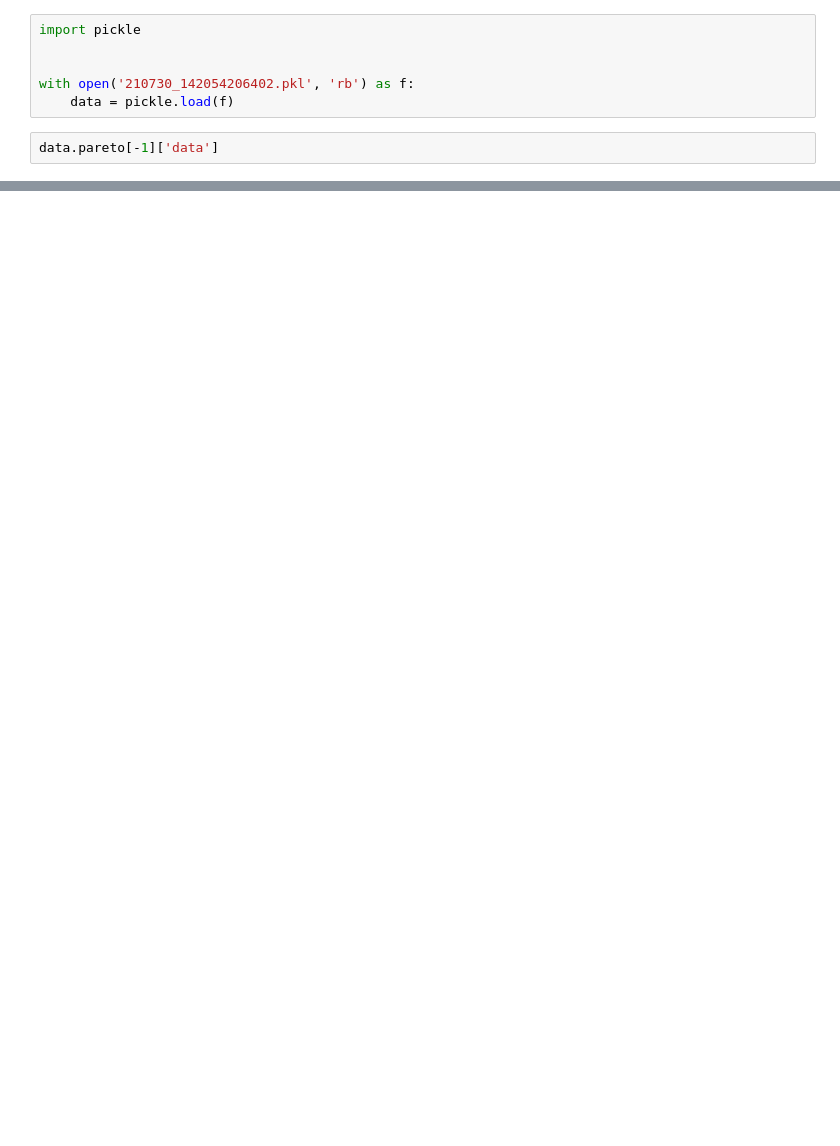
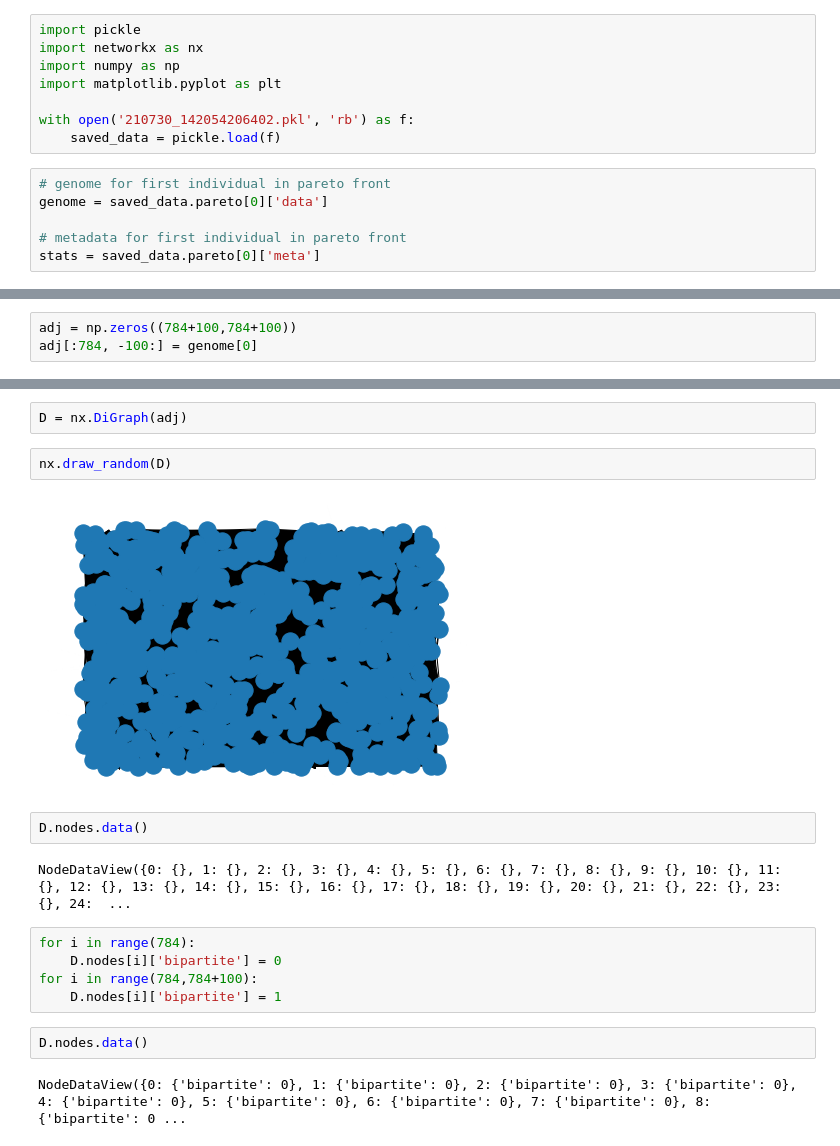
Before and after one commit to jr2021/NEUROMOD, a Jupyter notebook: neuromod_analysis.ipynb, the cells around one changed output, grey strips where cells are left out. Cells and saved outputs as stored; diff of their text form; blank space fills up the shorter version.

```diff
--- a/neuromod_analysis.ipynb
+++ b/neuromod_analysis.ipynb
@@ -1,8 +1,14 @@
 # %%
 import pickle
-
+import networkx as nx
+import numpy as np
+import matplotlib.pyplot as plt
 
 with open('210730_142054206402.pkl', 'rb') as f:
-    data = pickle.load(f)
+    saved_data = pickle.load(f)
 # %%
-data.pareto[-1]['data']
+# genome for first individual in pareto front
+genome = saved_data.pareto[0]['data']
+
+# metadata for first individual in pareto front
+stats = saved_data.pareto[0]['meta']
@@ -51,0 +27,3 @@ data.pareto[0]['meta']
+# %%
+adj = np.zeros((784+100,784+100))
+adj[:784, -100:] = genome[0]
@@ -51,0 +46,19 @@ data.pareto[0]['meta']
+# %%
+D = nx.DiGraph(adj)
+# %%
+nx.draw_random(D)
+# %% [output]
+[figure, added]
+# %%
+D.nodes.data()
+# %% [output]
+NodeDataView({0: {}, 1: {}, 2: {}, 3: {}, 4: {}, 5: {}, 6: {}, 7: {}, 8: {}, 9: {}, 10: {}, 11: {}, 12: {}, 13: {}, 14: {}, 15: {}, 16: {}, 17: {}, 18: {}, 19: {}, 20: {}, 21: {}, 22: {}, 23: {}, 24:  ...
+# %%
+for i in range(784):
+    D.nodes[i]['bipartite'] = 0
+for i in range(784,784+100):
+    D.nodes[i]['bipartite'] = 1
+# %%
+D.nodes.data()
+# %% [output]
+NodeDataView({0: {'bipartite': 0}, 1: {'bipartite': 0}, 2: {'bipartite': 0}, 3: {'bipartite': 0}, 4: {'bipartite': 0}, 5: {'bipartite': 0}, 6: {'bipartite': 0}, 7: {'bipartite': 0}, 8: {'bipartite': 0 ...
```
Also changed, not shown: parts of 7 cells of this notebook, 8 other files.
